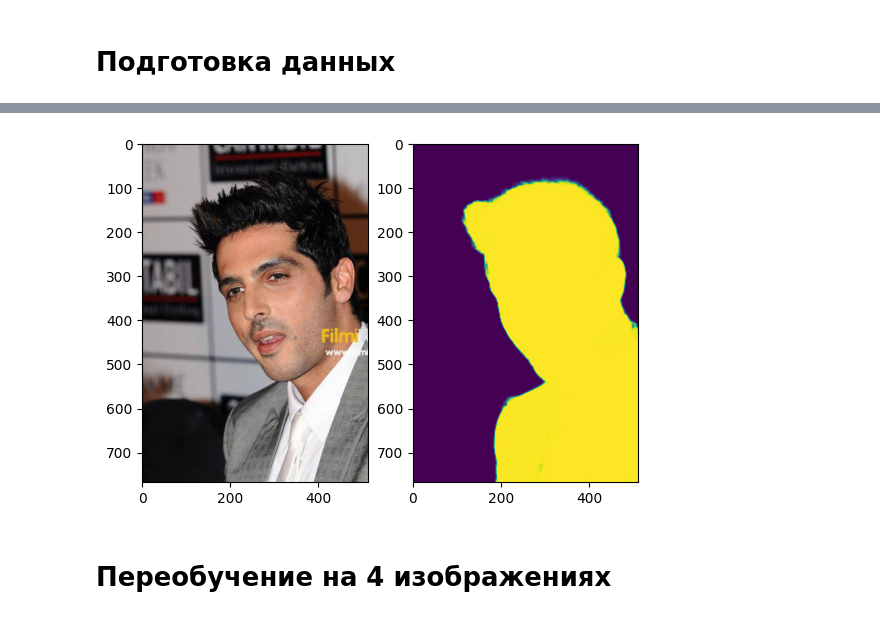
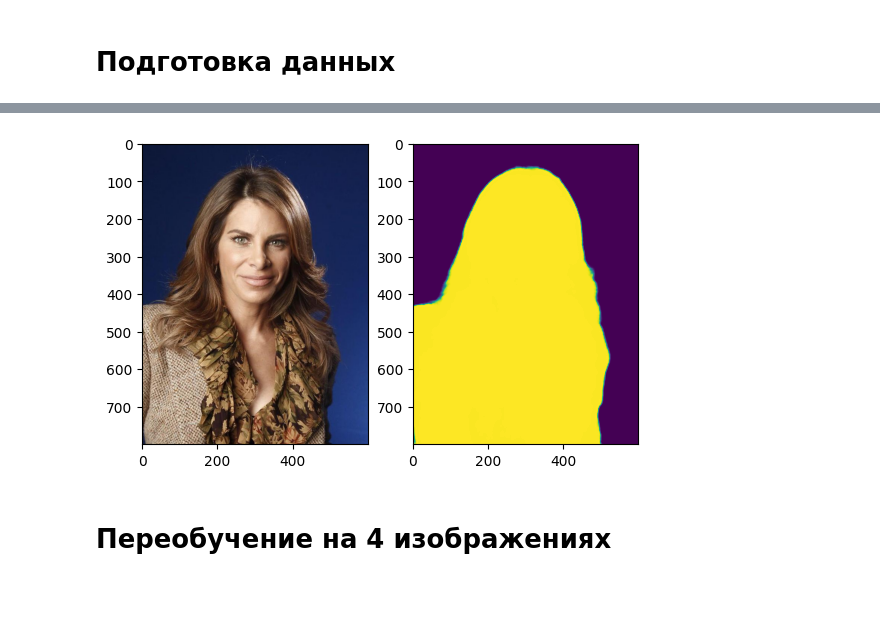
Before and after one commit to artmotika/ml-course, a Jupyter notebook: solutions/task06_computer_vision_segmentation.ipynb, the cells around one changed output, grey strips where cells are left out. Saved outputs shown, nothing was run; the diff lists cells and outputs as text; code cells hidden in the pictures; blank space fills up the shorter version.

```diff
--- a/solutions/task06_computer_vision_segmentation.ipynb
+++ b/solutions/task06_computer_vision_segmentation.ipynb
@@ -146,35 +128,28 @@ class PhotoDataset(torch.utils.data.Dataset):
 # %%
 reset_random_seeds()
-# %%
-from glob import glob
-
-def show_image_and_mask(image, mask):
-  fig = plt.figure()
-  fig.add_subplot(1, 2, 1)
-  plt.imshow(image.permute(1, 2, 0))
-  fig.add_subplot(1, 2, 2)
-  plt.imshow(mask.permute(1, 2, 0))
-  plt.show()
-
-imgs_list = glob("/content/gdrive/MyDrive/Мотыка Артем/dataset/images/*")
-mask_list = glob("/content/gdrive/MyDrive/Мотыка Артем/dataset/masks/*")
+# %%
+def show_image_and_mask(image, mask):
+  fig, axs = plt.subplots(ncols=2)
+  axs[0].imshow(functional.to_pil_image(image))
+  axs[1].imshow(functional.to_pil_image(mask))
 # %%
+image_paths = sorted(Path("/content/gdrive/MyDrive/dataset/images").iterdir())
+mask_paths = sorted(Path("/content/gdrive/MyDrive/dataset/masks").iterdir())
+
 train_portion = 0.9
 train_dataset = PhotoDataset(
-    imgs_list[:int(len(imgs_list) * train_portion)],
-    mask_list[:int(len(imgs_list) * train_portion)]
+    images=image_paths[:int(len(image_paths) * train_portion)],
+    masks=mask_paths[:int(len(mask_paths) * train_portion)],
 )
 test_dataset = PhotoDataset(
-    imgs_list[int(len(imgs_list) * train_portion):],
-    mask_list[int(len(imgs_list) * train_portion):]
+    images=image_paths[int(len(image_paths) * train_portion):],
+    masks=mask_paths[int(len(mask_paths) * train_portion):],
 )
-
-print("Train size: ", len(train_dataset))
-print("Test size: ", len(test_dataset))
+print("Train size:", len(train_dataset))
+print("Test size:", len(test_dataset))
 
 image, mask = train_dataset[0]
 print("Image tensor shape:", image.size())
 print("Mask tensor shape:", mask.size())
-
 show_image_and_mask(image, mask)
 # %% [output]
@@ -185,4 +160,4 @@ Mask tensor shape: torch.Size([1, 768, 512])
-[figure, old version]
+[figure, new version]
 # %% [markdown]
 # Переобучение на 4 изображениях
 # %%
```
Also changed, not shown: parts of 36 cells of this notebook.
